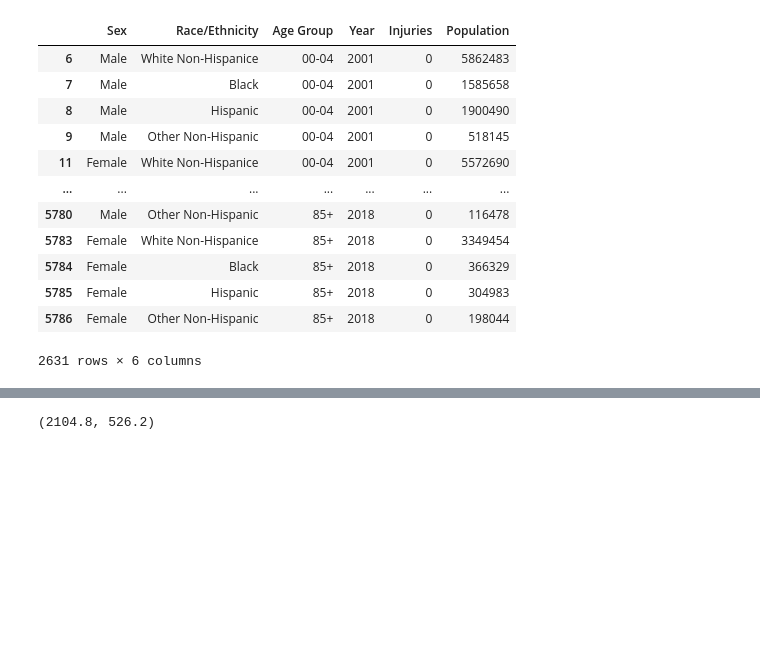
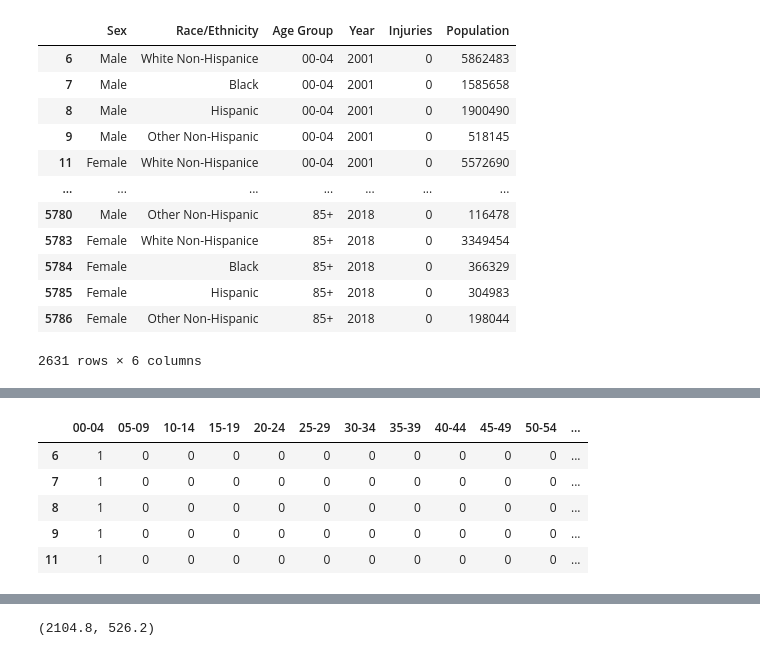
Before and after one commit to HayalDargin/Springboard_Work, a Jupyter notebook: Capstone_2/Hayal_Capstone_Two_Pre_processing_Training_Data_Development.ipynb, the cells around one changed output, grey strips where cells are left out. Cells and saved outputs as stored; diff of their text form; code cells hidden in the pictures; blank space fills up the shorter version.

```diff
--- a/Capstone_2/Hayal_Capstone_Two_Pre_processing_Training_Data_Development.ipynb
+++ b/Capstone_2/Hayal_Capstone_Two_Pre_processing_Training_Data_Development.ipynb
@@ -29,0 +41,4 @@ Self_harm_EDA
+# %%
+#Turn the column of sex into dummy variable
+dummy = pd.get_dummies(Self_harm_EDA['Sex'])
+dummy.head()
@@ -29,0 +55,3 @@ Self_harm_EDA
+# %%
+Self_harm_EDA = pd.concat([Self_harm_EDA, dummy], axis=1)
+Self_harm_EDA.head()
@@ -29,0 +68,3 @@ Self_harm_EDA
+# %%
+dummy1 = pd.get_dummies(Self_harm_EDA['Race/Ethnicity'])
+dummy1.head()
@@ -29,0 +88,10 @@ Self_harm_EDA
+# %%
+dummy2 = pd.get_dummies(Self_harm_EDA['Age Group'])
+dummy2.head()
+# %% [output]
+|  | 00-04 | 05-09 | 10-14 | 15-19 | 20-24 | 25-29 | 30-34 | 35-39 | 40-44 | 45-49 | 50-54 | ... |
+| 6 | 1 | 0 | 0 | 0 | 0 | 0 | 0 | 0 | 0 | 0 | 0 | ... |
+| 7 | 1 | 0 | 0 | 0 | 0 | 0 | 0 | 0 | 0 | 0 | 0 | ... |
+| 8 | 1 | 0 | 0 | 0 | 0 | 0 | 0 | 0 | 0 | 0 | 0 | ... |
+| 9 | 1 | 0 | 0 | 0 | 0 | 0 | 0 | 0 | 0 | 0 | 0 | ... |
+| 11 | 1 | 0 | 0 | 0 | 0 | 0 | 0 | 0 | 0 | 0 | 0 | ... |
```
Also changed, not shown: parts of 61 cells of this notebook.
